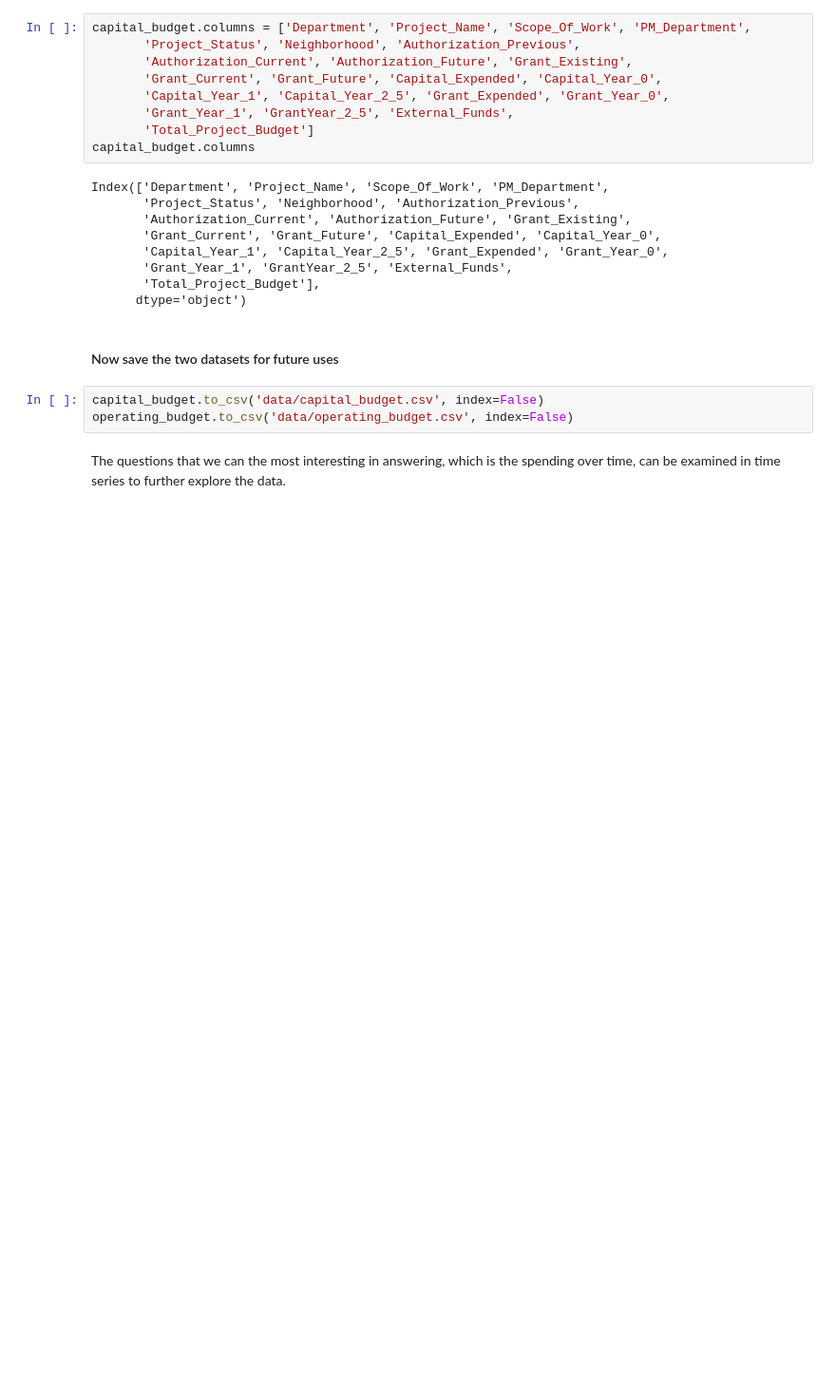
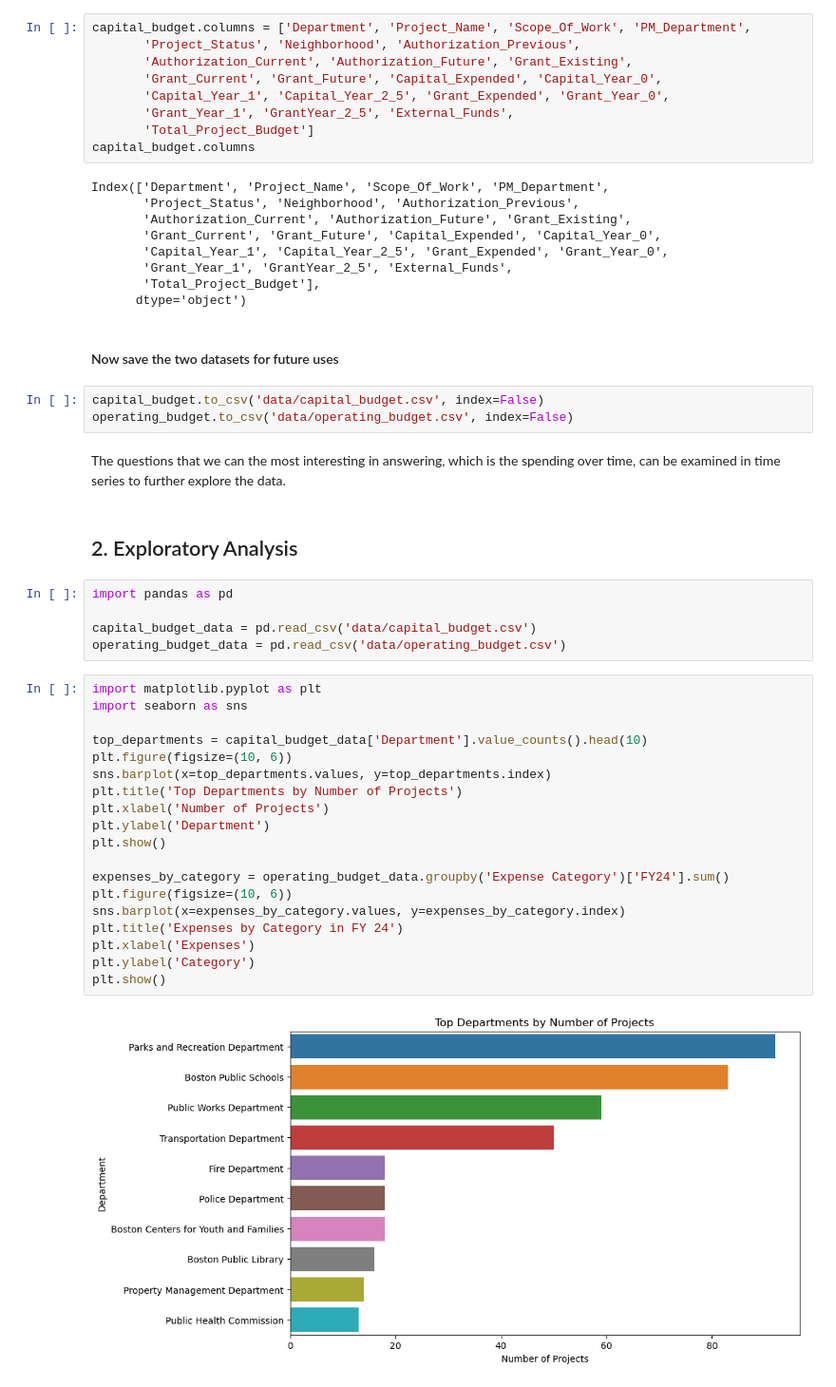
Before and after one commit to BU-Spark/ds-boston-city-budget, a Jupyter notebook: fa23-team-e/preliminary_analysis.ipynb, the cells around one changed output. Shown: that part at 95% size. Cells and saved outputs as stored; diff of their text form; blank space fills up the shorter version.

```diff
--- a/fa23-team-e/preliminary_analysis.ipynb
+++ b/fa23-team-e/preliminary_analysis.ipynb
@@ -247,3 +247,31 @@ capital_budget.to_csv('data/capital_budget.csv', index=False)
 operating_budget.to_csv('data/operating_budget.csv', index=False)
 # %% [markdown]
 The questions that we can the most interesting in answering, which is the spending over time, can be examined in time series to further explore the data.
+# %% [markdown]
+## 2. Exploratory Analysis
+# %%
+import pandas as pd
+
+capital_budget_data = pd.read_csv('data/capital_budget.csv')
+operating_budget_data = pd.read_csv('data/operating_budget.csv')
+# %%
+import matplotlib.pyplot as plt
+import seaborn as sns
+
+top_departments = capital_budget_data['Department'].value_counts().head(10)
+plt.figure(figsize=(10, 6))
+sns.barplot(x=top_departments.values, y=top_departments.index)
+plt.title('Top Departments by Number of Projects')
+plt.xlabel('Number of Projects')
+plt.ylabel('Department')
+plt.show()
+
+expenses_by_category = operating_budget_data.groupby('Expense Category')['FY24'].sum()
+plt.figure(figsize=(10, 6))
+sns.barplot(x=expenses_by_category.values, y=expenses_by_category.index)
+plt.title('Expenses by Category in FY 24')
+plt.xlabel('Expenses')
+plt.ylabel('Category')
+plt.show()
+# %% [output]
+[figure, added]
```
Also changed, not shown: parts of 3 cells of this notebook, 3 other files.
